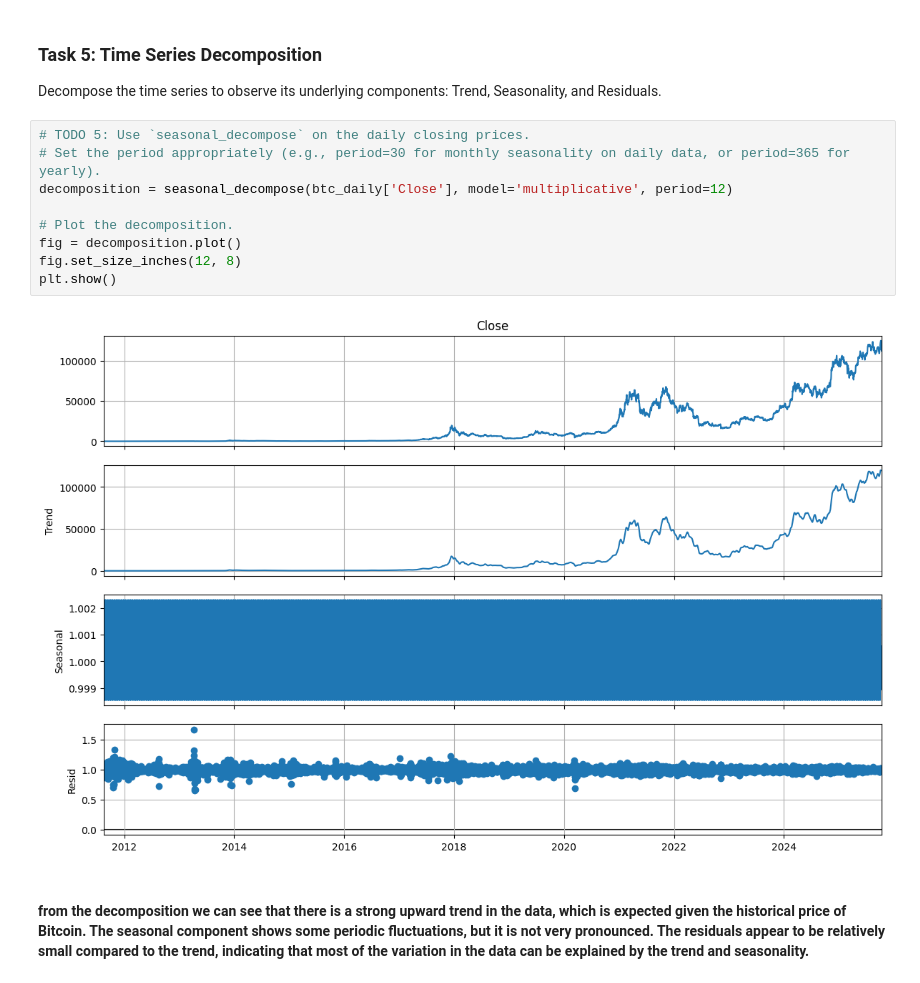
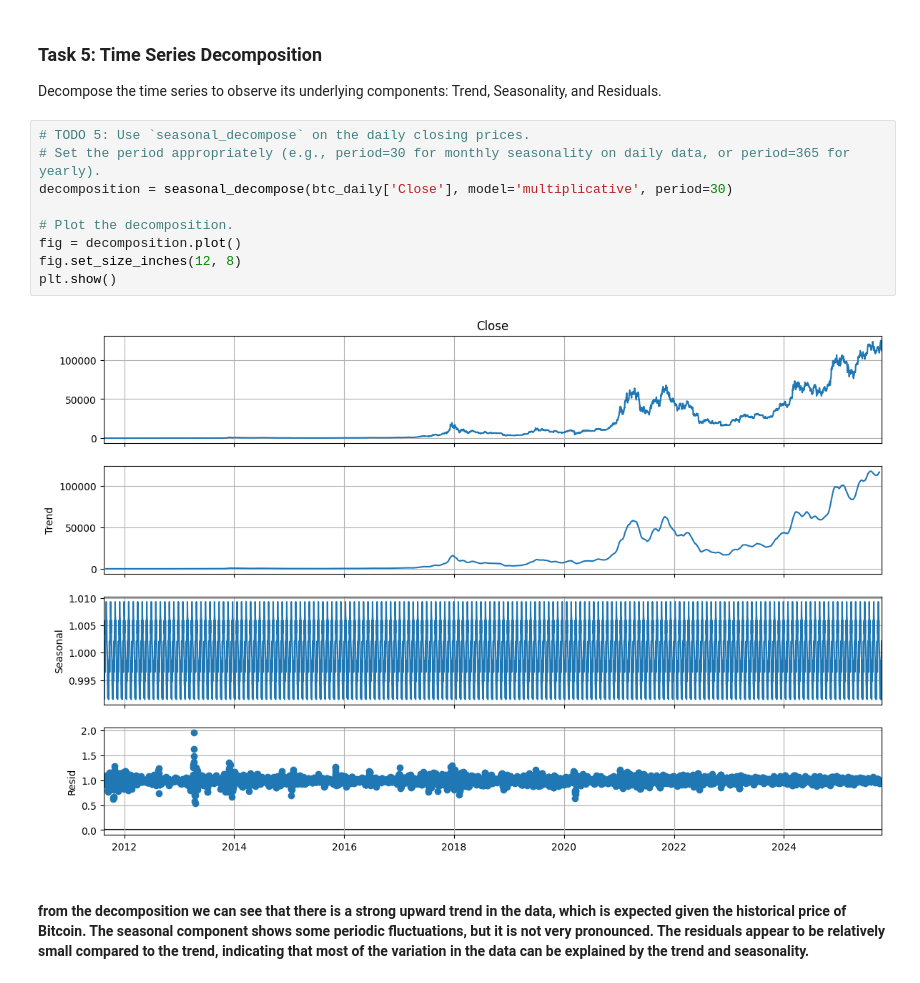
Before and after one commit to Fayad-nullPointer/Bitcoin_Time_series_analysis_forecasting, a Jupyter notebook: Lab1-Student-Tasks.ipynb, the cells around one changed output. Cells and saved outputs as stored; diff of their text form.

```diff
--- a/Lab1-Student-Tasks.ipynb
+++ b/Lab1-Student-Tasks.ipynb
@@ -138,14 +138,14 @@ Decompose the time series to observe its underlying components: Trend, Seasonali
 # %%
 # TODO 5: Use `seasonal_decompose` on the daily closing prices.
 # Set the period appropriately (e.g., period=30 for monthly seasonality on daily data, or period=365 for yearly).
-decomposition = seasonal_decompose(btc_daily['Close'], model='multiplicative', period=12)
+decomposition = seasonal_decompose(btc_daily['Close'], model='multiplicative', period=30)
 
 # Plot the decomposition.
 fig = decomposition.plot()
 fig.set_size_inches(12, 8)
 plt.show()
 # %% [output]
-[figure, old version]
+[figure, new version]
 # %% [markdown]
 #### from the decomposition we can see that there is a strong upward trend in the data, which is expected given the historical price of Bitcoin. The seasonal component shows some periodic fluctuations, but it is not very pronounced. The residuals appear to be relatively small compared to the trend, indicating that most of the variation in the data can be explained by the trend and seasonality.
 # %% [markdown]
```
Also changed, not shown: parts of 3 cells of this notebook.
